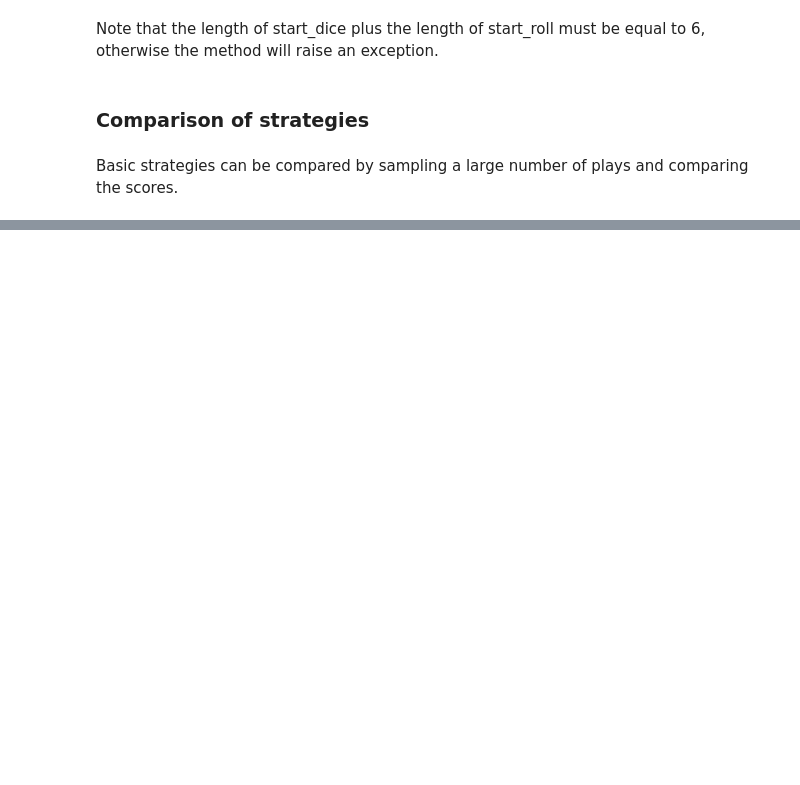
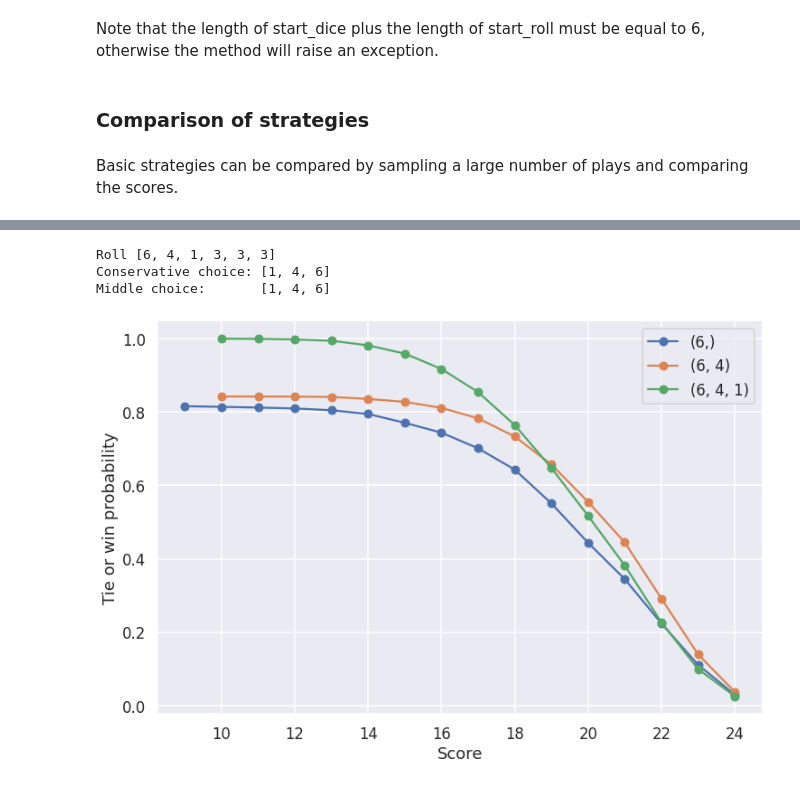
Before and after one commit to nahuelalmeira/midnight, a Jupyter notebook: notebooks/notebook.ipynb, the cells around one changed output, grey strips where cells are left out. Saved outputs shown, nothing was run; the diff lists cells and outputs as text; code cells hidden in the pictures; blank space fills up the shorter version.

```diff
--- a/notebooks/notebook.ipynb
+++ b/notebooks/notebook.ipynb
@@ -408,0 +333,9 @@ Middle choice:       [1, 6]
+# %%
+dice = [6, 4, 1, 3, 3, 3]
+choices = [(6,), (6, 4), (6, 4, 1)]
+first_roll_example(dice, choices)
+# %% [output]
+Roll [6, 4, 1, 3, 3, 3]
+Conservative choice: [1, 4, 6]
+Middle choice:       [1, 4, 6]
+[figure, added]
```
Also changed, not shown: parts of 31 cells of this notebook.
